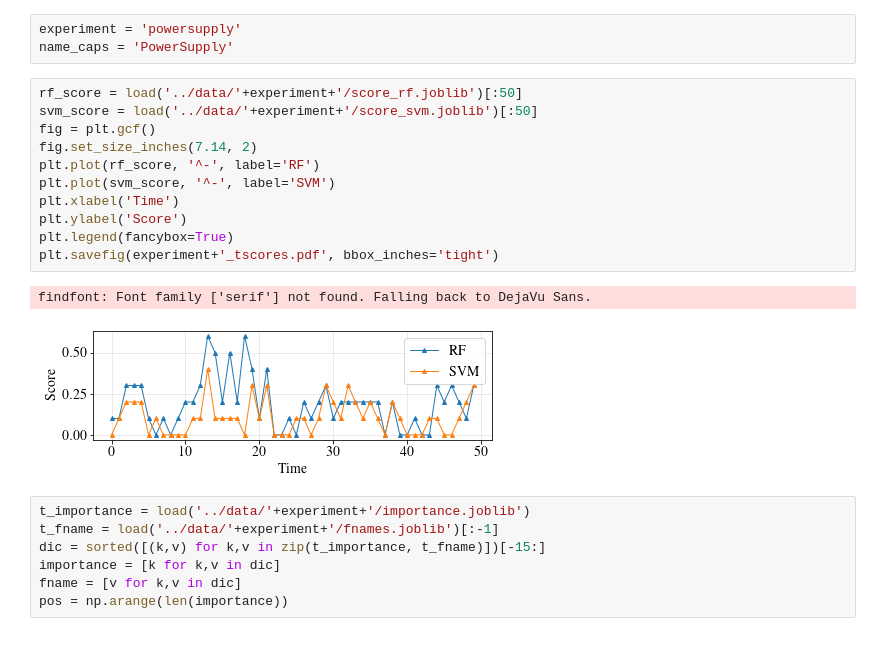
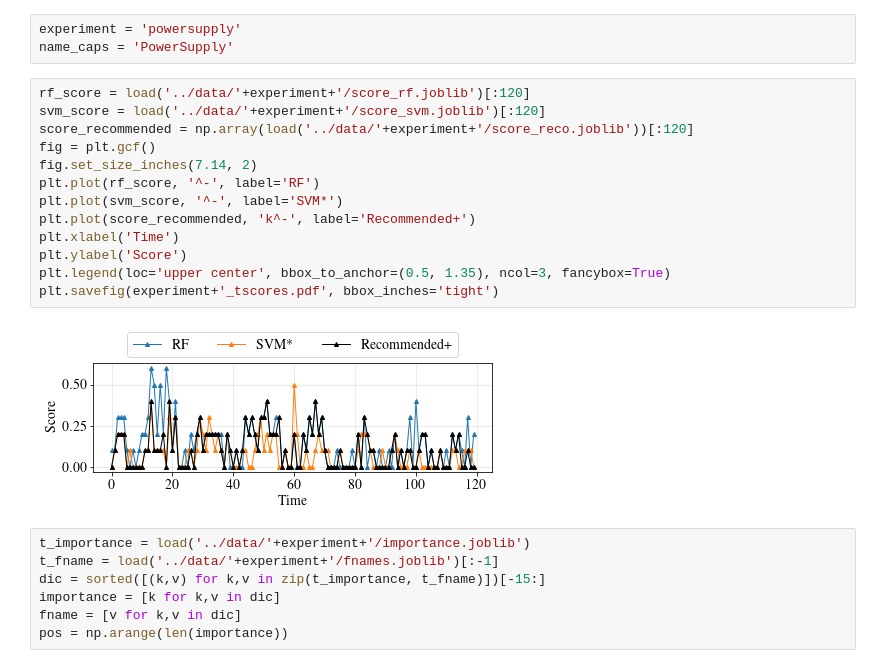
Before and after one commit to maffei2443/meta_experiments, a Jupyter notebook: notebooks/powersupply.ipynb, the cells around one changed output. Saved outputs shown, nothing was run; the diff lists cells and outputs as text.

```diff
--- a/notebooks/powersupply.ipynb
+++ b/notebooks/powersupply.ipynb
@@ -11,19 +11,20 @@ plot_config.set_config()
 experiment = 'powersupply'
 name_caps = 'PowerSupply'
 # %%
-rf_score = load('../data/'+experiment+'/score_rf.joblib')[:50]
-svm_score = load('../data/'+experiment+'/score_svm.joblib')[:50]
+rf_score = load('../data/'+experiment+'/score_rf.joblib')[:120]
+svm_score = load('../data/'+experiment+'/score_svm.joblib')[:120]
+score_recommended = np.array(load('../data/'+experiment+'/score_reco.joblib'))[:120]
 fig = plt.gcf()
 fig.set_size_inches(7.14, 2)
 plt.plot(rf_score, '^-', label='RF')
-plt.plot(svm_score, '^-', label='SVM')
+plt.plot(svm_score, '^-', label='SVM*')
+plt.plot(score_recommended, 'k^-', label='Recommended+')
 plt.xlabel('Time')
 plt.ylabel('Score')
-plt.legend(fancybox=True)
+plt.legend(loc='upper center', bbox_to_anchor=(0.5, 1.35), ncol=3, fancybox=True)
 plt.savefig(experiment+'_tscores.pdf', bbox_inches='tight')
 # %% [output]
-findfont: Font family ['serif'] not found. Falling back to DejaVu Sans.
-[figure, old version]
+[figure, new version]
 # %%
 t_importance = load('../data/'+experiment+'/importance.joblib')
 t_fname = load('../data/'+experiment+'/fnames.joblib')[:-1]
```
Also changed, not shown: 2 other files.
